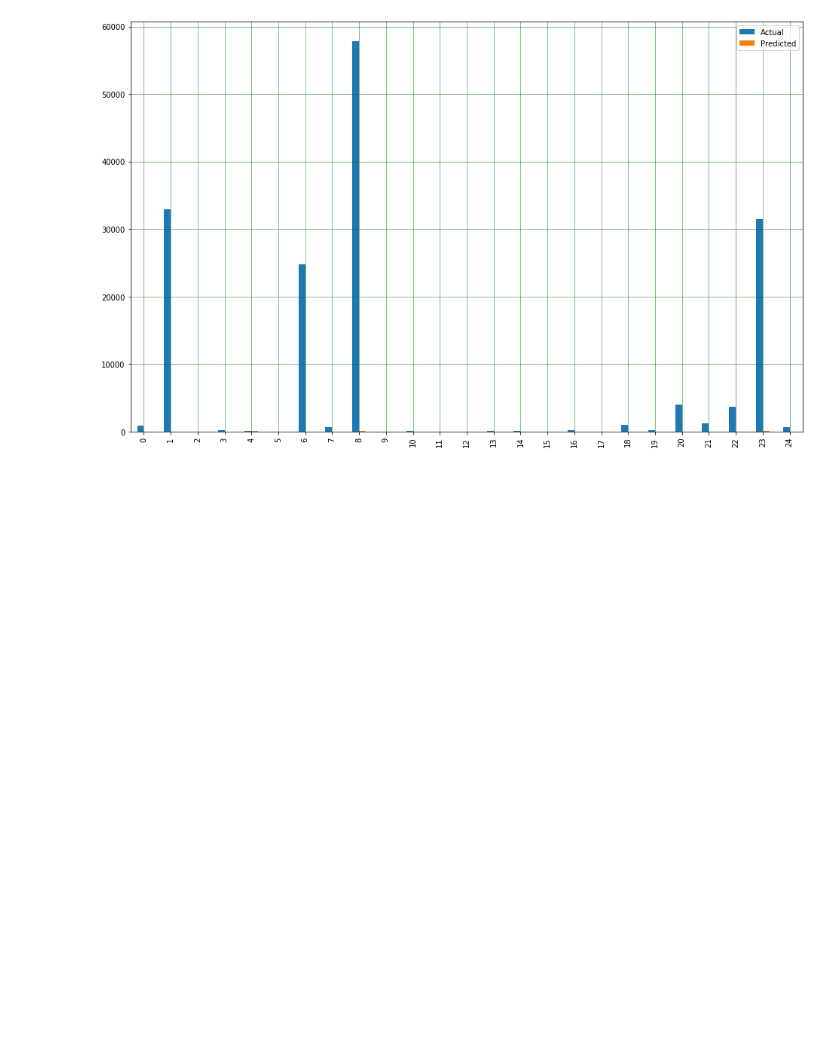
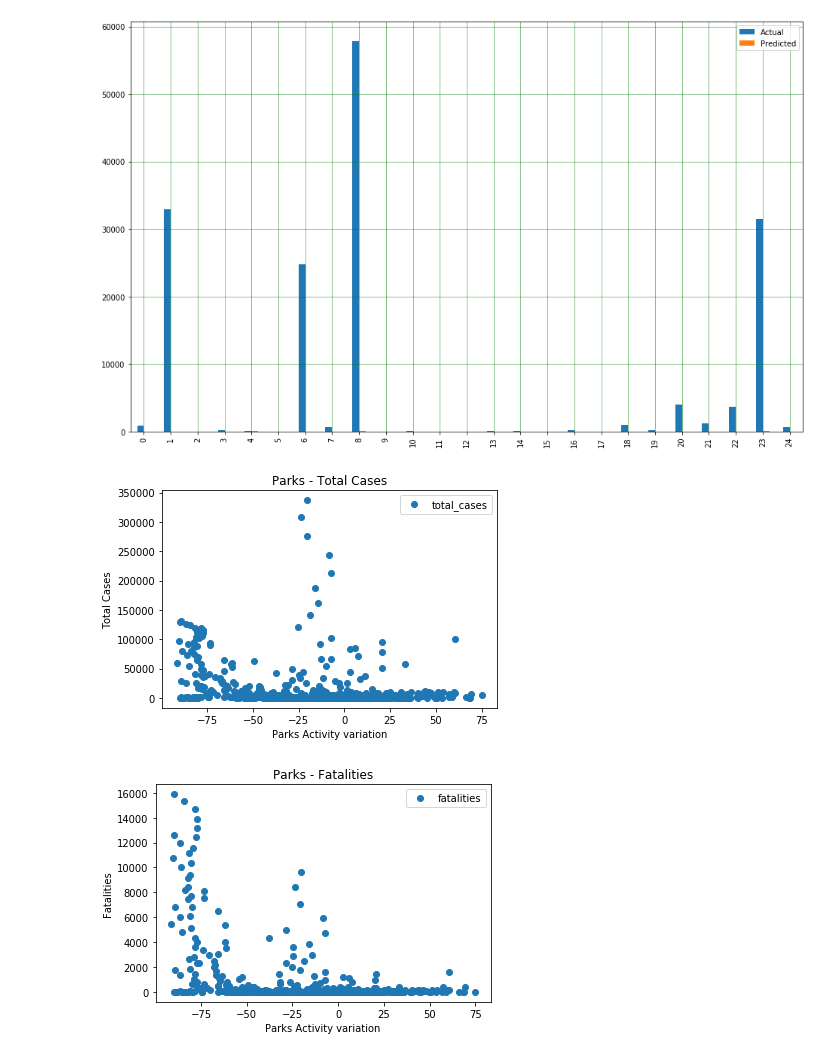
Before and after one commit to leonormsousa/IART_1920, a Jupyter notebook: Proj2/proj.ipynb, the cells around one changed output. Cells and saved outputs as stored; diff of their text form; code cells hidden in the pictures; blank space fills up the shorter version.

Commit message:
Parks done
Parks done + corrected warning in svm

```diff
--- a/Proj2/proj.ipynb
+++ b/Proj2/proj.ipynb
@@ -218,3 +218,27 @@ plt.grid(which='minor', linestyle=':', linewidth='0.5', color='black')
 plt.show()
 # %% [output]
 [figure]
+# %%
+################# Parks Analysis #####################
+
+# Split the data into training and testing
+X_parks_train, X_parks_test = train_test_split(parks, test_size=0.2, random_state=0)
+y_cases_train, y_cases_test = train_test_split(cases, test_size=0.2, random_state=0)
+y_deaths_train, y_deaths_test = train_test_split(deaths, test_size=0.2, random_state=0)
+
+# show data regarding parks vs Cases
+data.plot(x='parks', y='total_cases', style='o')
+plt.title('Parks - Total Cases')
+plt.xlabel('Parks Activity variation')
+plt.ylabel('Total Cases')
+plt.show()
+
+# show data regarding pharmacy vs Deaths
+data.plot(x='parks', y='fatalities', style='o')
+plt.title('Parks - Fatalities')
+plt.xlabel('Parks Activity variation')
+plt.ylabel('Fatalities')
+plt.show()
+# %% [output]
+[figure, added]
+[figure, added]
```
Also changed, not shown: parts of 8 cells of this notebook.
